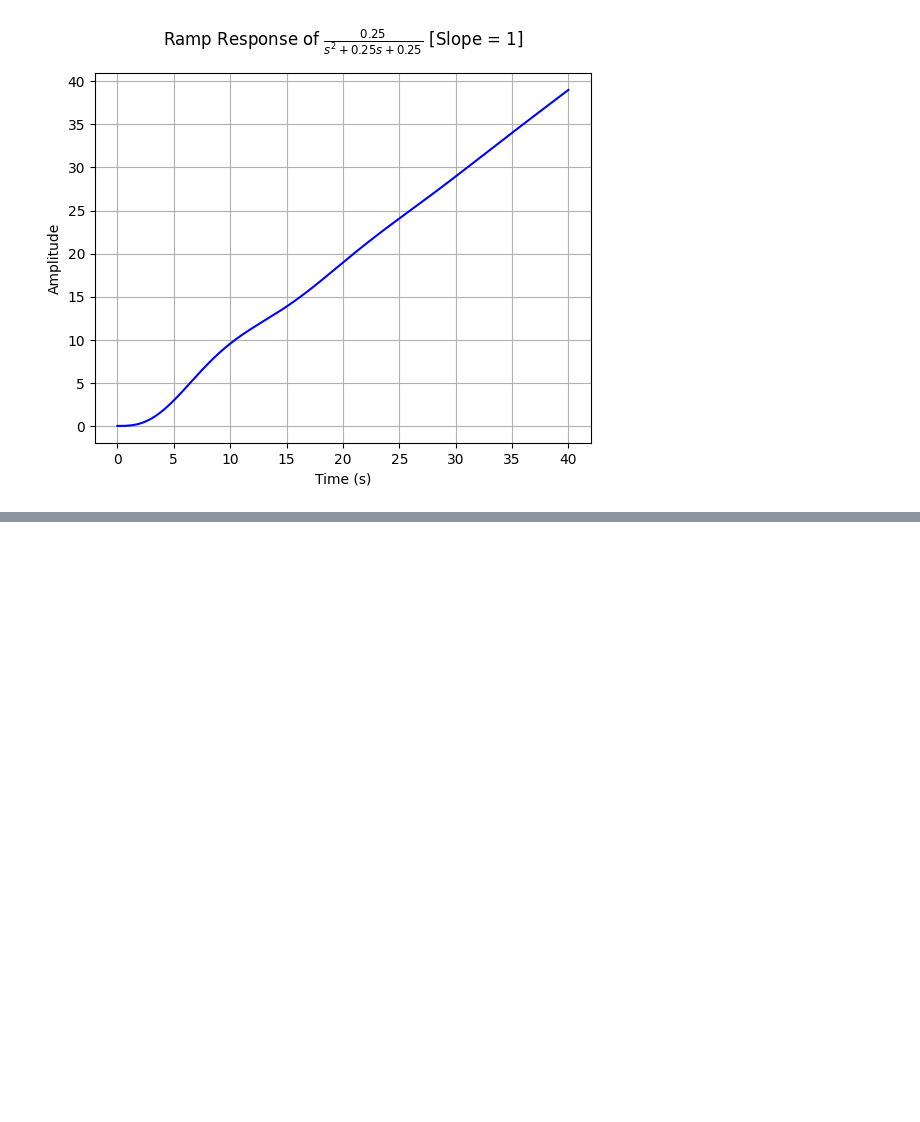
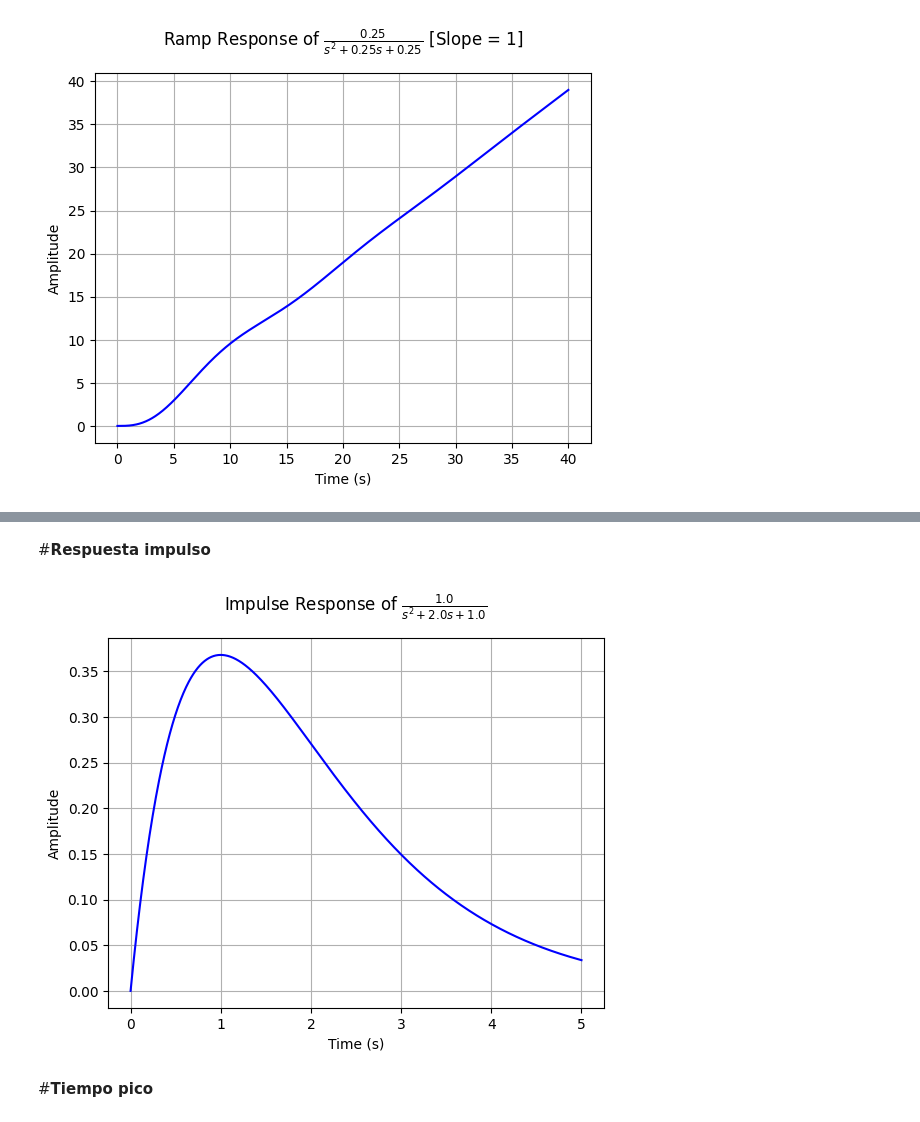
Before and after one commit to jailer2024/JAILER-CHAPID-SE-ALES-Y-SISTEMAS, a Jupyter notebook: taller_jueves_13.ipynb, the cells around one changed output, grey strips where cells are left out. Saved outputs shown, nothing was run; the diff lists cells and outputs as text; code cells hidden in the pictures; blank space fills up the shorter version.

```diff
--- a/taller_jueves_13.ipynb
+++ b/taller_jueves_13.ipynb
@@ -181,0 +249,8 @@ ramp_response_plot(tf1,upper_limit=5/(xi.subs(mck)*wn.subs(mck)))
+# %% [markdown]
+#**Respuesta impulso**
+# %%
+impulse_response_plot(tf1,upper_limit=5/(xi.subs(mck)*wn.subs(mck)))
+# %% [output]
+[figure, added]
+# %% [markdown]
+#**Tiempo pico**
```
Also changed, not shown: parts of 30 cells of this notebook.
